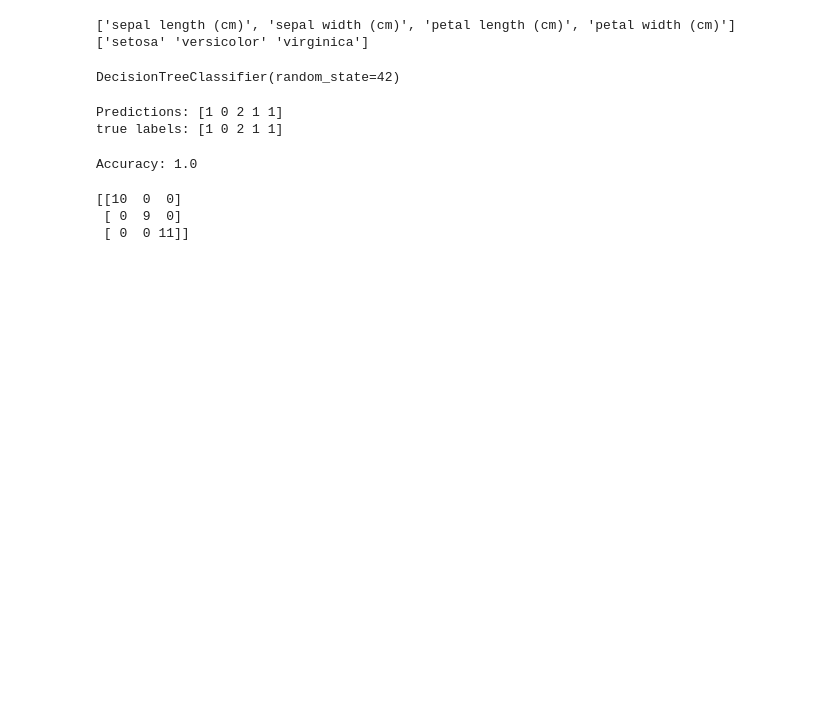
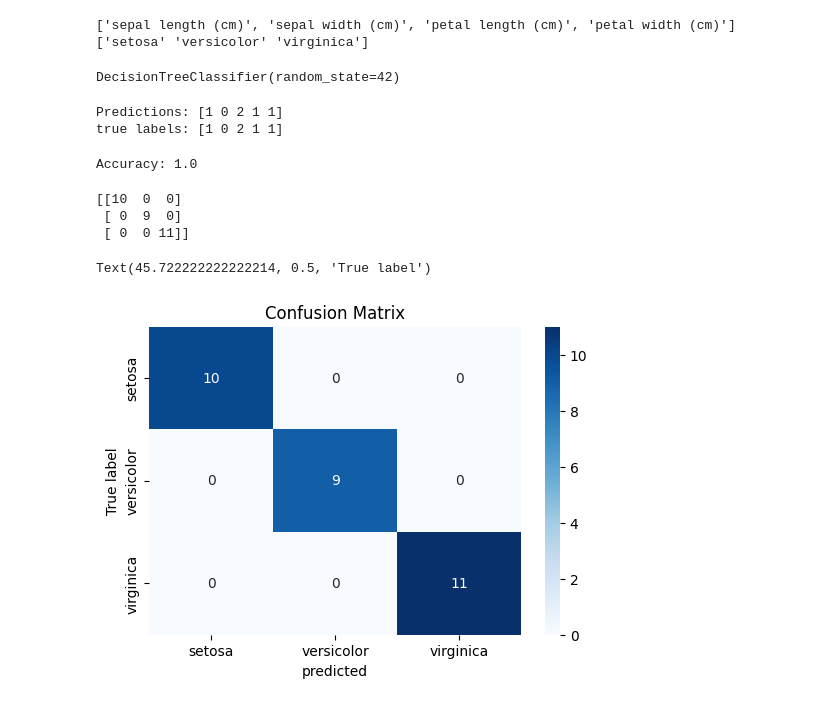
Before and after one commit to jkrtito/iris_classifier, a Jupyter notebook: notebooks/iris_model.ipynb, the cells around one changed output. Cells and saved outputs as stored; diff of their text form; code cells hidden in the pictures; blank space fills up the shorter version.

```diff
--- a/notebooks/iris_model.ipynb
+++ b/notebooks/iris_model.ipynb
@@ -51,3 +51,12 @@ print(cm)
 [[10  0  0]
  [ 0  9  0]
  [ 0  0 11]]
+# %%
+plt.figure(figsize=(6,4))
+sns.heatmap(cm, annot=True, fmt='d', cmap='Blues', xticklabels=iris.target_names, yticklabels=iris.target_names)
+plt.title("Confusion Matrix")
+plt.xlabel("predicted")
+plt.ylabel("True label")
+# %% [output]
+Text(45.722222222222214, 0.5, 'True label')
+[figure, added]
```
Also changed, not shown: parts of 2 cells of this notebook, 4 other files.
